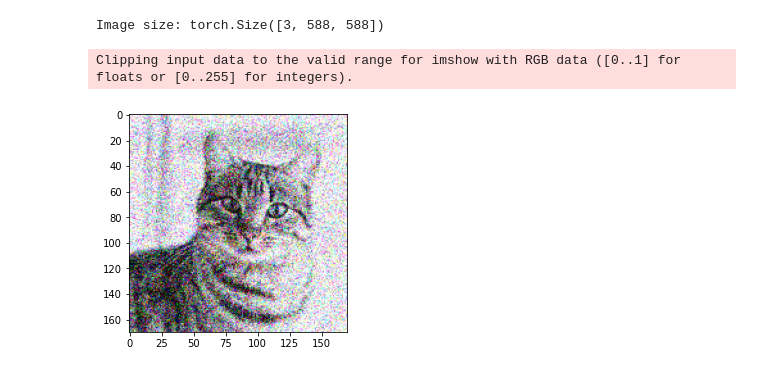
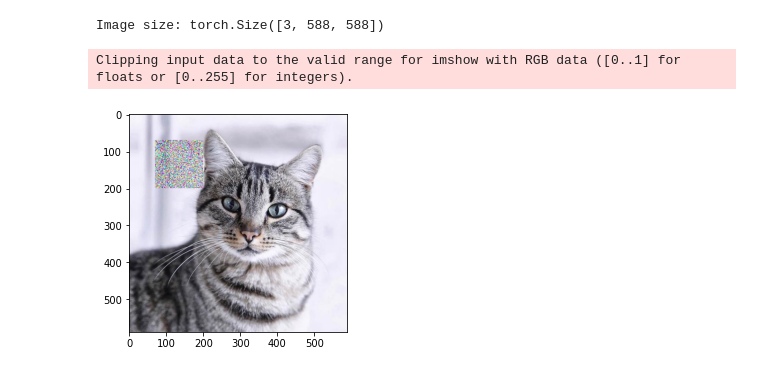
Before and after one commit to FatimaZohraBoumhaout/Occlusion, a Jupyter notebook: Gaussian_Noise_&_Blur.ipynb, the cells around one changed output. Drawn from its saved outputs; the diff is of its cells as text; code cells hidden in the pictures.

```diff
--- a/Gaussian_Noise_&_Blur.ipynb
+++ b/Gaussian_Noise_&_Blur.ipynb
@@ -32,19 +32,25 @@ class AddGaussianNoise(object):
         self.mean = mean
 
     def __call__(self, tensor):
-        return tensor + torch.randn(tensor.size()) * self.std
+        return tensor + torch.randn(tensor.size()) * self.std + self.mean
+
+    def __repr__(self):
+        return self.__class__.__name__ + '(mean={0}, std={1})'.format(self.mean, self.std)
 # %%
+
 transform=transforms.Compose([
                               transforms.ToPILImage(),
-                              transforms.Resize((170,170)),
+                              #transforms.Resize((224,224)),
                               transforms.ToTensor(),
-                              AddGaussianNoise(0.15, 0.2)
+                              AddGaussianNoise(0.15, 0.99)
                            ])
-img = pil2tensor(image)
-
-plot_image(transform(img))
+x = pil2tensor (image)
-# %% [output]
-Clipping input data to the valid range for imshow with RGB data ([0..1] for floats or [0..255] for integers).
-[figure, removed]
+# %%
+x[:,70:200,70:200] = transform(x[:,70:200,70:200])
+
+plot_image(x)
+# %% [output]
+Clipping input data to the valid range for imshow with RGB data ([0..1] for floats or [0..255] for integers).
+[figure, added]
 # %%
 # Blur
```
Also changed, not shown: parts of 1 cell of this notebook.
